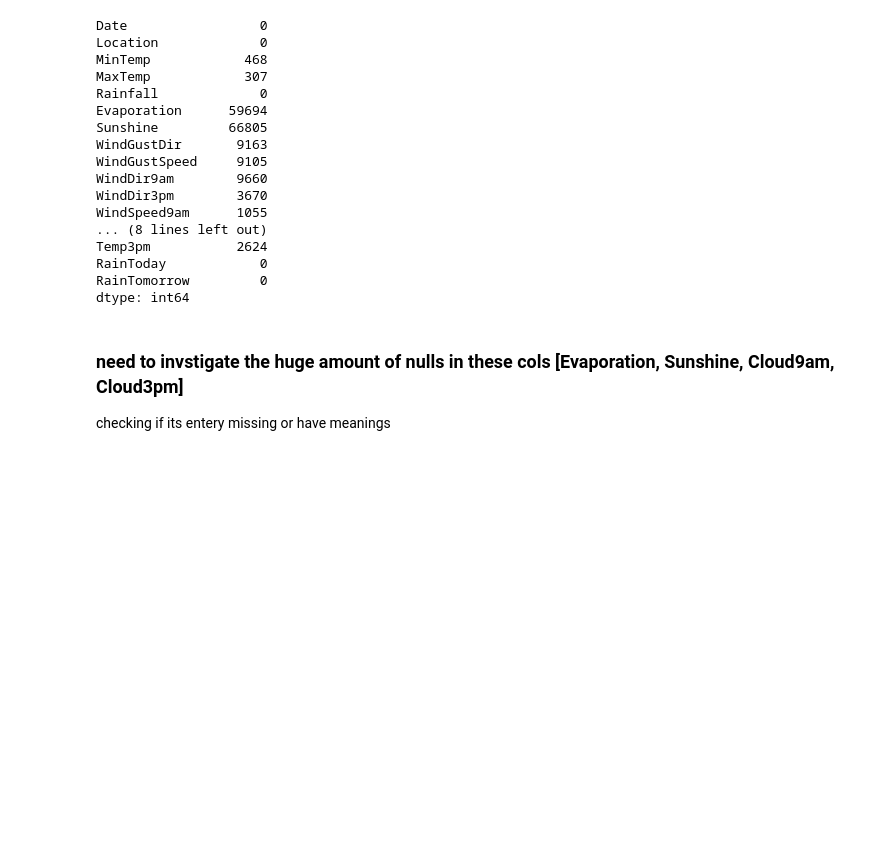
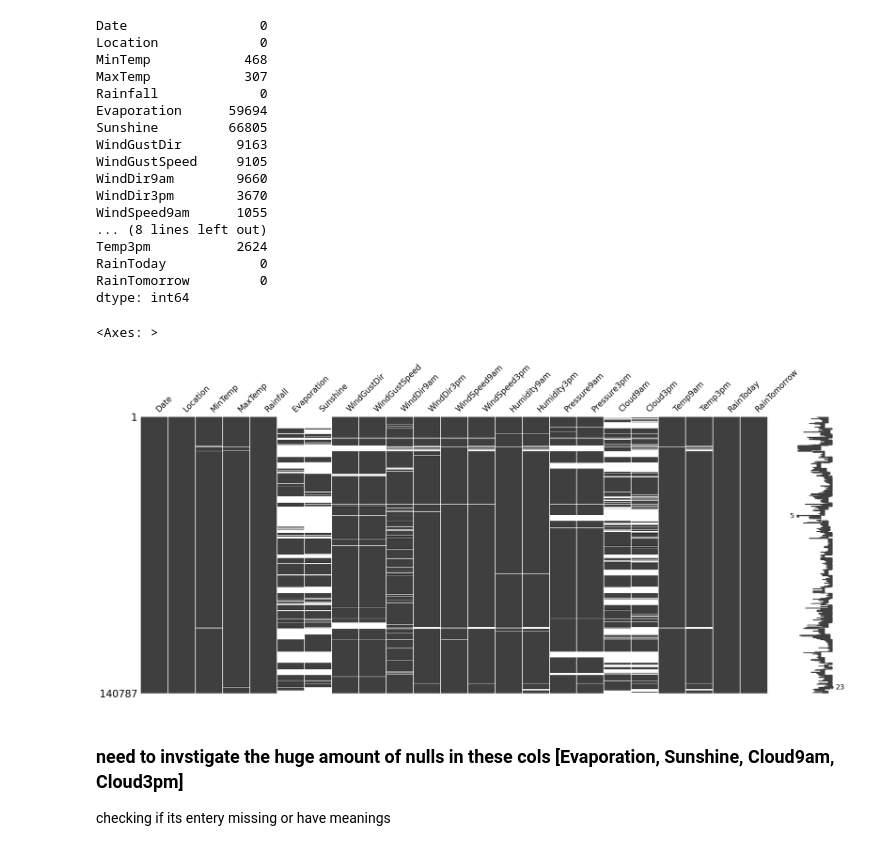
Before and after one commit to KillD00zer/Weatheraus_repo, a Jupyter notebook: EDA.ipynb, the cells around one changed output. Saved outputs shown, nothing was run; the diff lists cells and outputs as text; code cells hidden in the pictures; blank space fills up the shorter version.

```diff
--- a/EDA.ipynb
+++ b/EDA.ipynb
@@ -161,6 +176,11 @@ Temp3pm           2624
 RainToday            0
 RainTomorrow         0
 dtype: int64
+# %%
+msno.matrix(dta )
+# %% [output]
+<Axes: >
+[figure, added]
 # %% [markdown]
 ### need to invstigate the huge amount of nulls in these cols [Evaporation, Sunshine, Cloud9am, Cloud3pm]
 
```
Also changed, not shown: parts of 17 cells of this notebook.
